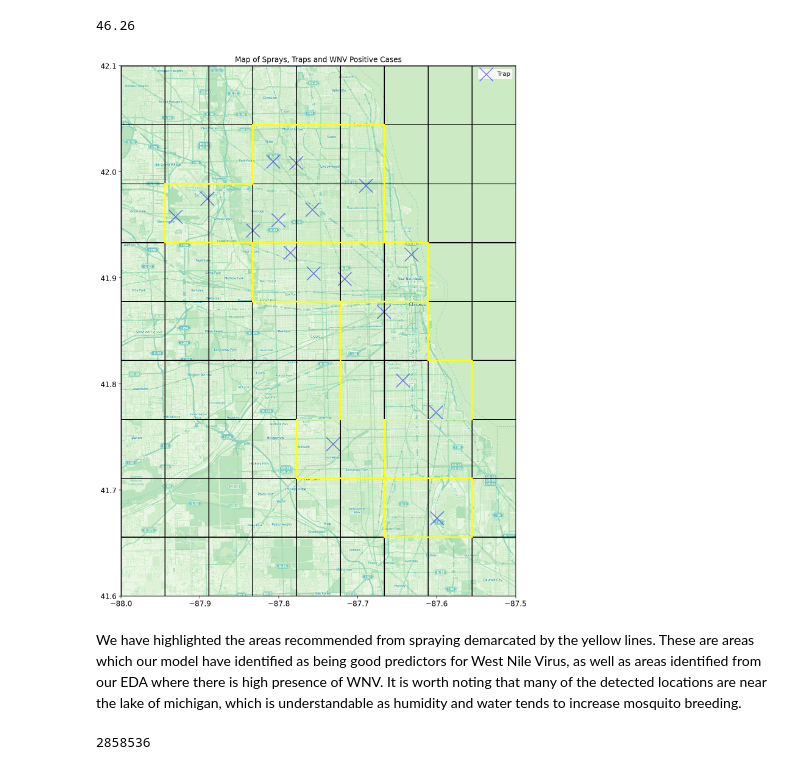
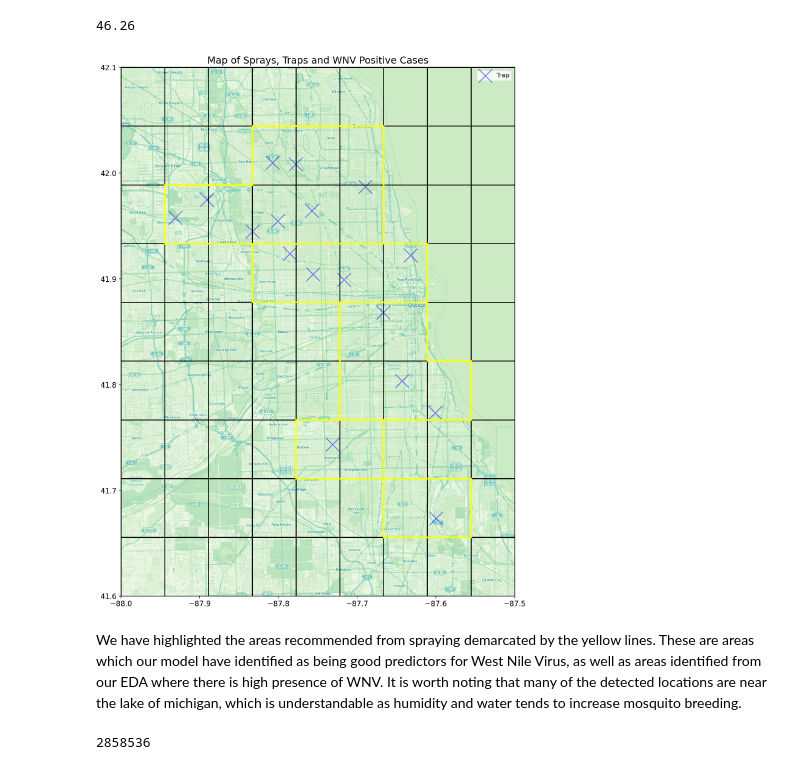
Before and after one commit to sujayjangam/Project-4-DSI, a Jupyter notebook: code/Model_Analysis_And_Conclusion_Dickson.ipynb, the cells around one changed output. Cells and saved outputs as stored; diff of their text form; code cells hidden in the pictures.

```diff
--- a/code/Model_Analysis_And_Conclusion_Dickson.ipynb
+++ b/code/Model_Analysis_And_Conclusion_Dickson.ipynb
@@ -63,9 +64,11 @@ Fitting 5 folds for each of 1 candidates, totalling 5 fits
 log_coef = pd.DataFrame(final_lr_model.best_estimator_.steps[0][1].coef_.T,x_test.columns,
                         columns = ['coefficients']).sort_values(by='coefficients', ascending=False)
 
+log_coef['expo_coef'] = log_coef['coefficients'].apply(np.exp)
+
 display(log_coef.head(10))
 
-log_coef.head(10).sort_values(by = 'coefficients',ascending=True).plot(kind='barh')
+log_coef.head(10).sort_values(by = 'expo_coef',ascending=True)['expo_coef'].plot(kind='barh')
 
 plt.title('Top 10 Correlated Features')
 # %% [output]
@@ -384,8 +389,6 @@ area_per_block
 46.26
 # %%
 # Plotting out the top spray points
-
-#spray = pd.read_csv('../data/spray_clean.csv')
 
 mapdata = np.loadtxt("../data/mapdata_copyright_openstreetmap_contributors.txt")
 aspect = mapdata.shape[0] * 1.0 / mapdata.shape[1]
@@ -416,19 +419,7 @@ top_traps_df = weather_train_df[weather_train_df['trap'].isin(traps_list_2)][['d
 
 trap_values = top_traps_df[['longitude', 'latitude']].drop_duplicates().values
 
-#get spray data
-# sprays = spray[spray['longitude']>-88]
-
-# spray_values = sprays[['longitude', 'latitude']].drop_duplicates().values
-
-# wnvpresent = top_traps_df[(top_traps_df['wnvpresent'] == 1)]
-# wnvpresent_values = wnvpresent[['longitude', 'latitude']].drop_duplicates().values
-
-# plotting of traps and sprays
-
-# plt.scatter(spray_values[:,0], spray_values[:,1], c='orange', alpha=1, label="Spray")
 plt.scatter(trap_values[:,0], trap_values[:,1], s = 500, c='blue',marker='x',label='Trap', alpha = 0.5)
-#plt.scatter(wnvpresent_values[:,0], wnvpresent_values[:,1], s = 60, c='r', marker='o', label='wnv present mozzies')
 
 # plotting gridlines to cut the grid into 50 blocks to identify areas
 
@@ -463,37 +454,37 @@ plot_lines(3,8,6,8)
 plot_lines(3,8,5,8)
 plot_lines(3,8,5,8)
 plot_lines(3,8,5,8)
 plot_lines(3,8,5,8)
 plot_lines(3,5,7,5)
 plot_lines(3,6,7,6)
 plot_lines(3,5,3,6)
 plot_lines(7,5,7,6)
 plot_lines(5,4,5,5)
 plot_lines(7,4,7,5)
 plot_lines(5,3,5,4)
 plot_lines(5,3,8,3)
 plot_lines(8,4,8,3)
 plot_lines(8,4,8,3)
 plot_lines(7,4,8,4)
 plot_lines(4,3,6,3)
 plot_lines(6,3,6,2)
 plot_lines(4,2,6,2)
 plot_lines(4,3,4,2)
 plot_lines(4,3,6,3)
 plot_lines(6,3,6,2)
 plot_lines(4,2,6,2)
 plot_lines(4,3,4,2)
 plot_lines(6,2,8,2)
 plot_lines(8,2,8,1)
 plot_lines(6,1,8,1)
 plot_lines(6,2,6,1)
 
-plt.title('Map of Sprays, Traps and WNV Positive Cases')
+plt.title('Map of Sprays, Traps and WNV Positive Cases',fontsize = 16)
 plt.legend();
 # %% [output]
-[figure, old version]
+[figure, new version]
-# %% [markdown]
-We have highlighted the areas recommended from spraying demarcated by the yellow lines. These are areas which our model have identified as being good predictors for West Nile Virus, as well as areas identified from our EDA where there is high presence of WNV. It is worth noting that many of the detected locations are near the lake of michigan, which is understandable as humidity and water tends to increase mosquito breeding.
+# %% [markdown]
+We have highlighted the areas recommended from spraying demarcated by the yellow lines. These are areas which our model have identified as being good predictors for West Nile Virus, as well as areas identified from our EDA where there is high presence of WNV. It is worth noting that many of the detected locations are near the lake of michigan, which is understandable as humidity and water tends to increase mosquito breeding.
 # %%
 #calculating total cost per block
 
```
Also changed, not shown: parts of 39 cells of this notebook.
